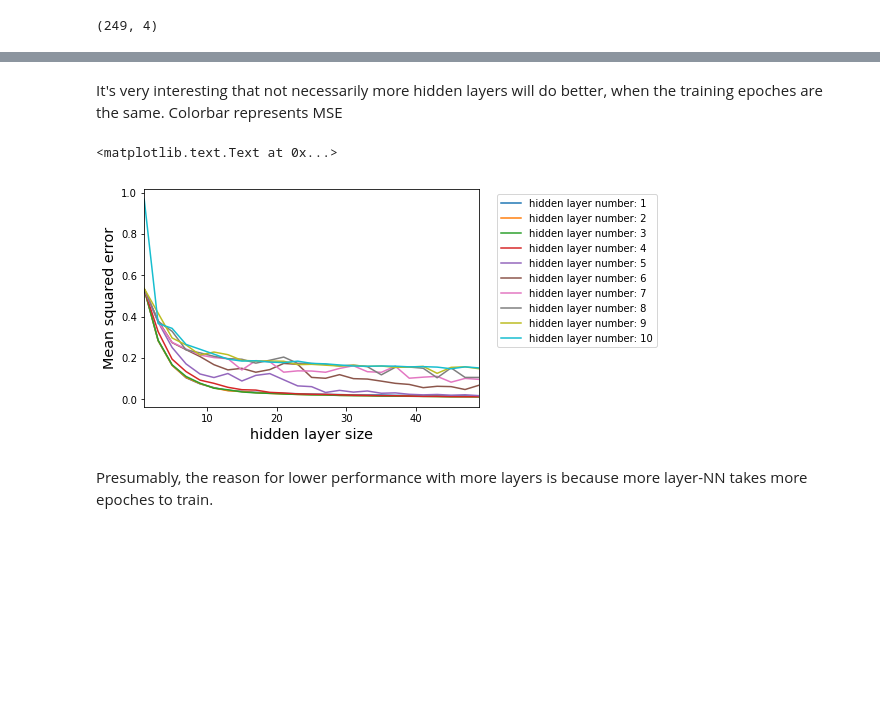
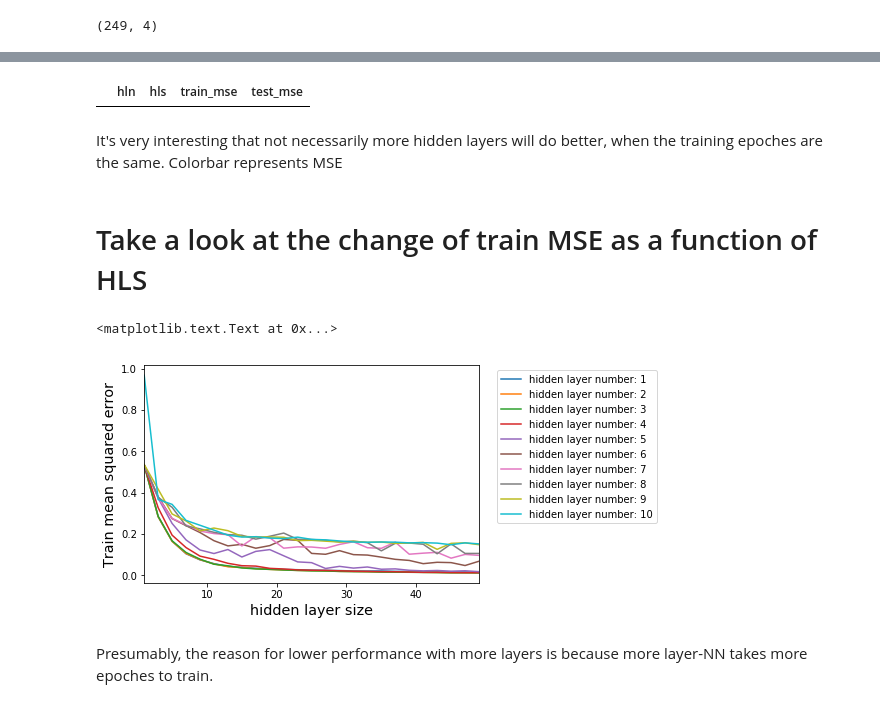
Before and after one commit to Wjh70301/berkeley-cs294, a Jupyter notebook: hw1/section-3-behavioral-cloning/tuning-hyperparameters-and-visualization/Tuning-hidden-layer-size-and-numbers-1000-epochs.ipynb, the cells around one changed output, grey strips where cells are left out. Saved outputs shown, nothing was run; the diff lists cells and outputs as text; code cells hidden in the pictures; blank space fills up the shorter version.

```diff
--- a/hw1/section-3-behavioral-cloning/tuning-hyperparameters-and-visualization/Tuning-hidden-layer-size-and-numbers-1000-epochs.ipynb
+++ b/hw1/section-3-behavioral-cloning/tuning-hyperparameters-and-visualization/Tuning-hidden-layer-size-and-numbers-1000-epochs.ipynb
@@ -11,7 +11,7 @@ import matplotlib.pyplot as plt
 
 %matplotlib inline
 # %%
-df = pd.read_csv('./test_mse.csv', sep='\t', header=None, names=['hln', 'hls', 'train_mse', 'test_mse'])
+df = pd.read_csv('./models_1000_epochs/test_mse.csv', sep='\t', header=None, names=['hln', 'hls', 'train_mse', 'test_mse'])
 # %%
 df.sort_values('test_mse').head()
 # %% [output]
@@ -49,0 +30,22 @@ plt.ylabel('hidden_layer_num')
+# %%
+# highlight best configuration
+best_idx = df.sort_values('test_mse').index[0]
+ndf = df.copy()
+ndf.loc[best_idx, 'train_mse'] = 1
+ndf.loc[best_idx, 'test_mse'] = 1
+# %%
+fig, axes = plt.subplots(1, 3, figsize=(16, 4), gridspec_kw={
+    "width_ratios":[1, 1, 0.05]
+})
+axes = axes.ravel()
+
+for k, i in enumerate(['train_mse', 'test_mse']):
+    ax = axes[k]
+    mse = ndf.pivot(index='hln', columns='hls', values=i)
+    im = ax.imshow(mse, vmin=0, vmax=1)
+    ax.set_xlabel('hidden_layer_size')
+    ax.set_ylabel('hidden_layer_num')
+    ax.set_title(i)
+
+fig.colorbar(im, cax=axes[-1])
+plt.tight_layout()
@@ -50,15 +54,22 @@ plt.ylabel('hidden_layer_num')
+# %%
+# The white spot is due a missing data point
+df.query('hln == 9').query('hls == 2')
+# %% [output]
+|  | hln | hls | train_mse | test_mse |
 # %% [markdown]
 It's very interesting that not necessarily more hidden layers will do better, when the training epoches are the same. Colorbar represents MSE
+# %% [markdown]
+# Take a look at the change of train MSE as a function of HLS
 # %%
 ax = plt.axes()
 for k, grp in df.groupby('hln'):
     grp.sort_values('hls').plot(x='hls', y='train_mse',
                                 label='hidden layer number: {0}'.format(grp.hln.unique()[0]), ax=ax)
 ax.legend(bbox_to_anchor=(1.04,1), loc="upper left")
 ax.set_xlabel('hidden layer size')
-ax.set_ylabel('Mean squared error')
+ax.set_ylabel('Train mean squared error')
 # %% [output]
 <matplotlib.text.Text at 0x...>
-[figure, old version]
+[figure, new version]
 # %% [markdown]
 Presumably, the reason for lower performance with more layers is because more layer-NN takes more epoches to train.
```
Also changed, not shown: parts of 6 cells of this notebook.
